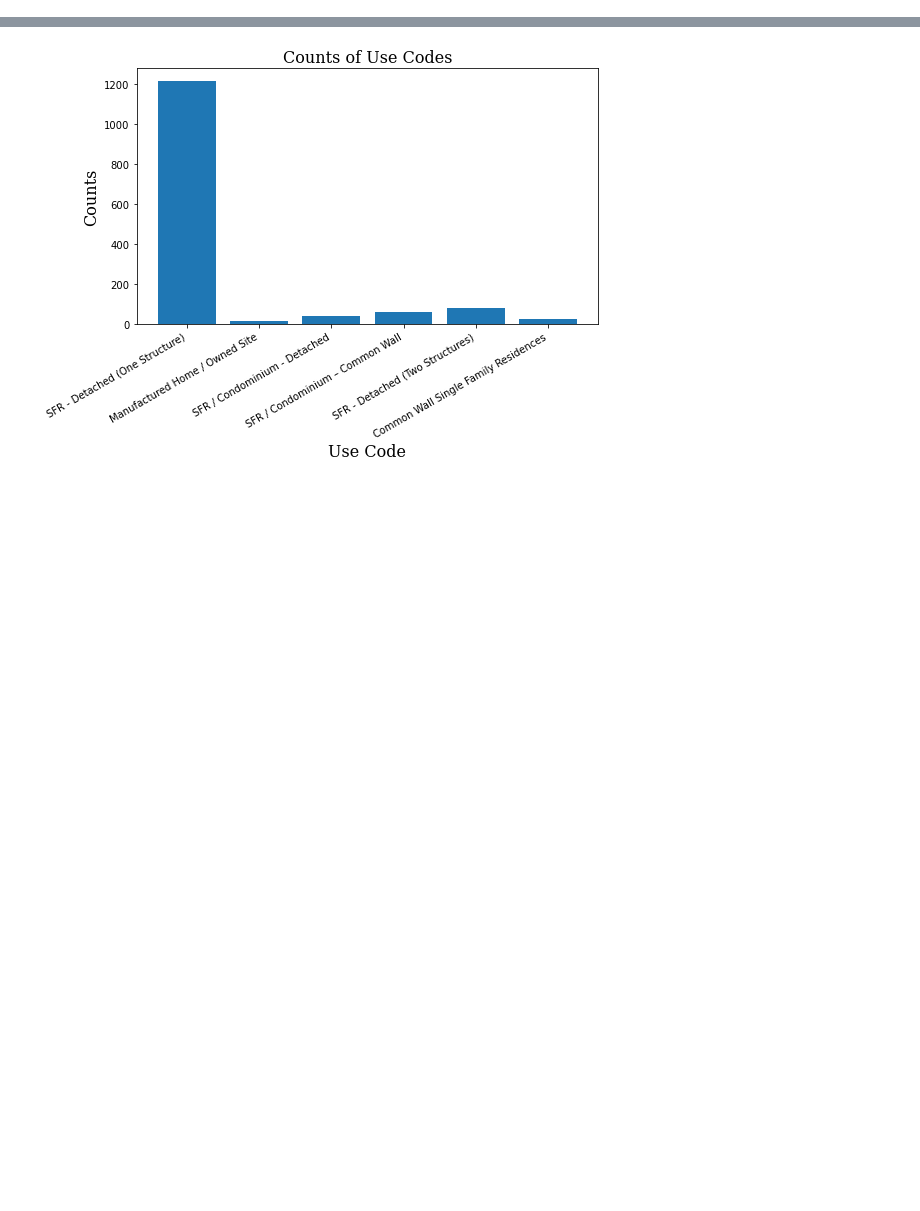
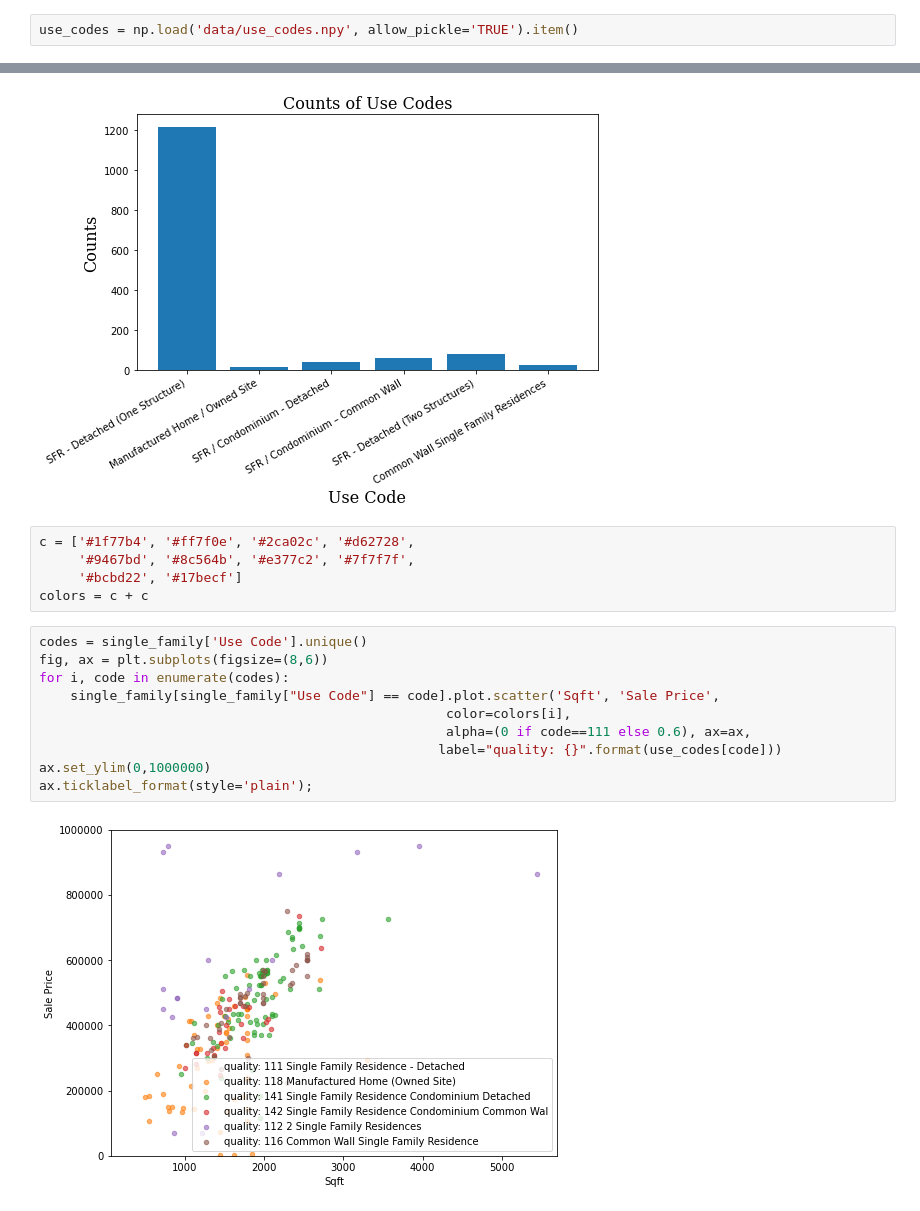
Before and after one commit to vmccready/home-saleprice-eda, a Jupyter notebook: sales_eda.ipynb, the cells around one changed output, grey strips where cells are left out. Cells and saved outputs as stored; diff of their text form; blank space fills up the shorter version.

Commit message:
created use code file. Plotting sqft vs price

```diff
--- a/sales_eda.ipynb
+++ b/sales_eda.ipynb
@@ -173,3 +139,5 @@ use_codes = {
+# %%
+use_codes = np.load('data/use_codes.npy', allow_pickle='TRUE').item()
 # %%
 home_sales[home_sales['Use Code']<150].groupby('Use Code')['Use Code'].count()
 # %% [output]
@@ -350,3 +318,20 @@ fig.tight_layout()
 plt.show()
 # %% [output]
 [figure]
+# %%
+c = ['#1f77b4', '#ff7f0e', '#2ca02c', '#d62728',
+     '#9467bd', '#8c564b', '#e377c2', '#7f7f7f',
+     '#bcbd22', '#17becf']
+colors = c + c
+# %%
+codes = single_family['Use Code'].unique()
+fig, ax = plt.subplots(figsize=(8,6))
+for i, code in enumerate(codes):
+    single_family[single_family["Use Code"] == code].plot.scatter('Sqft', 'Sale Price',
+                                                    color=colors[i],
+                                                    alpha=(0 if code==111 else 0.6), ax=ax,
+                                                   label="quality: {}".format(use_codes[code]))
+ax.set_ylim(0,1000000)
+ax.ticklabel_format(style='plain');
+# %% [output]
+[figure, added]
```
Also changed, not shown: parts of 3 cells of this notebook.
